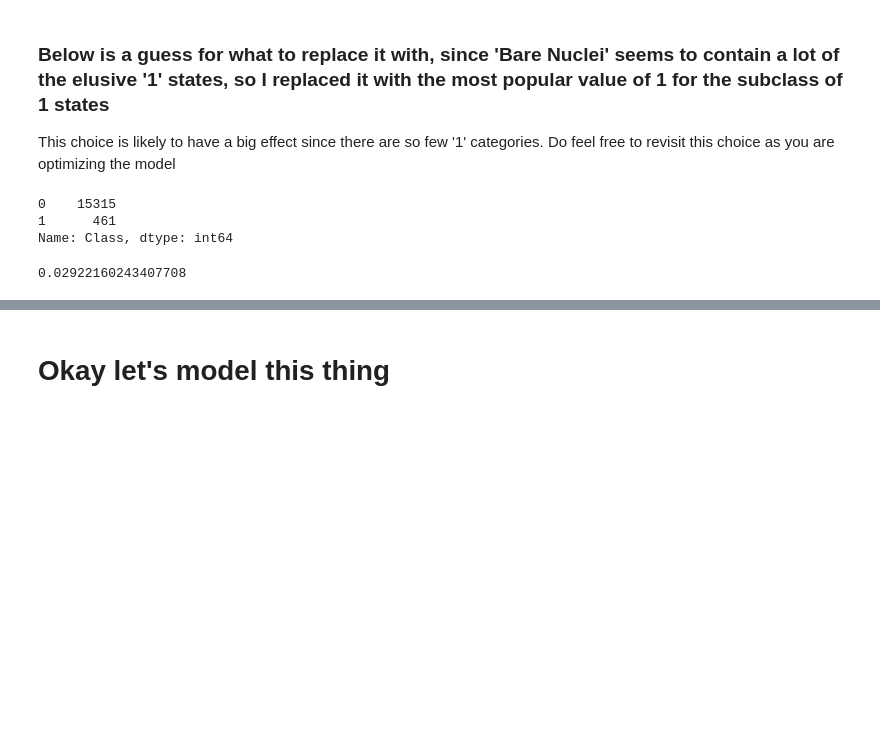
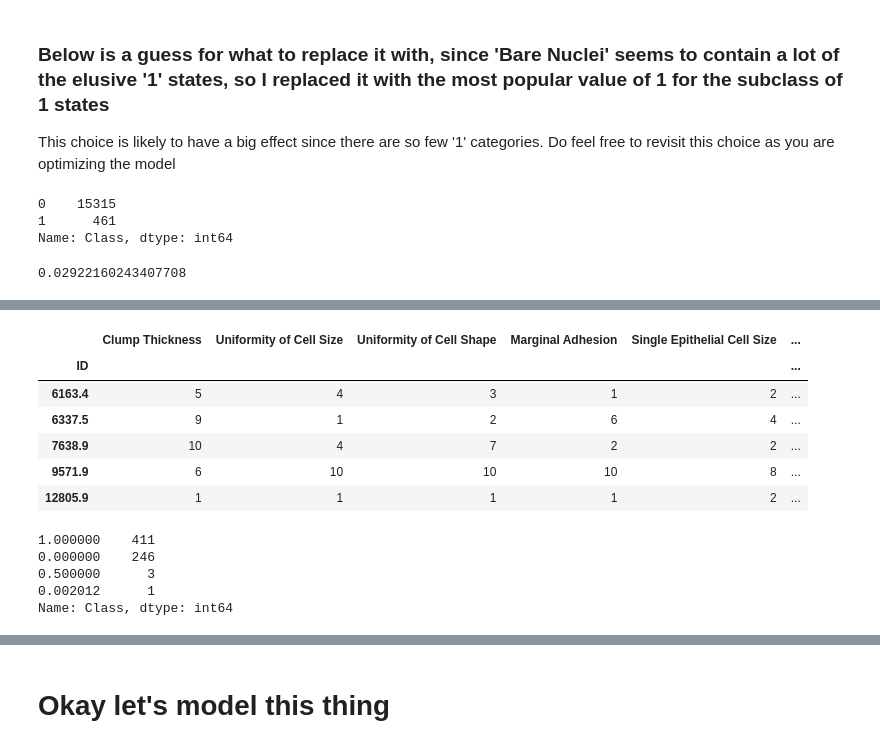
Before and after one commit to craobhruadh/BreastCancerDetection, a Jupyter notebook: Breast Cancer Detection.ipynb, the cells around one changed output, grey strips where cells are left out. Saved outputs shown, nothing was run; the diff lists cells and outputs as text; code cells hidden in the pictures; blank space fills up the shorter version.

```diff
--- a/Breast Cancer Detection.ipynb
+++ b/Breast Cancer Detection.ipynb
@@ -172,3 +195,21 @@ for column in df.columns:
+# %%
+df.head()
+# %% [output]
+|  | Clump Thickness | Uniformity of Cell Size | Uniformity of Cell Shape | Marginal Adhesion | Single Epithelial Cell Size | ... |
+| ID |  |  |  |  |  | ... |
+| 6163.4 | 5 | 4 | 3 | 1 | 2 | ... |
+| 6337.5 | 9 | 1 | 2 | 6 | 4 | ... |
+| 7638.9 | 10 | 4 | 7 | 2 | 2 | ... |
+| 9571.9 | 6 | 10 | 10 | 10 | 8 | ... |
+| 12805.9 | 1 | 1 | 1 | 1 | 2 | ... |
+# %%
+df_unique['Class'].value_counts()
+# %% [output]
+1.000000    411
+0.000000    246
+0.500000      3
+0.002012      1
+Name: Class, dtype: int64
 # %%
 df['Clump Thickness'].unique()
 # %% [output]
```
Also changed, not shown: parts of 26 cells of this notebook.
